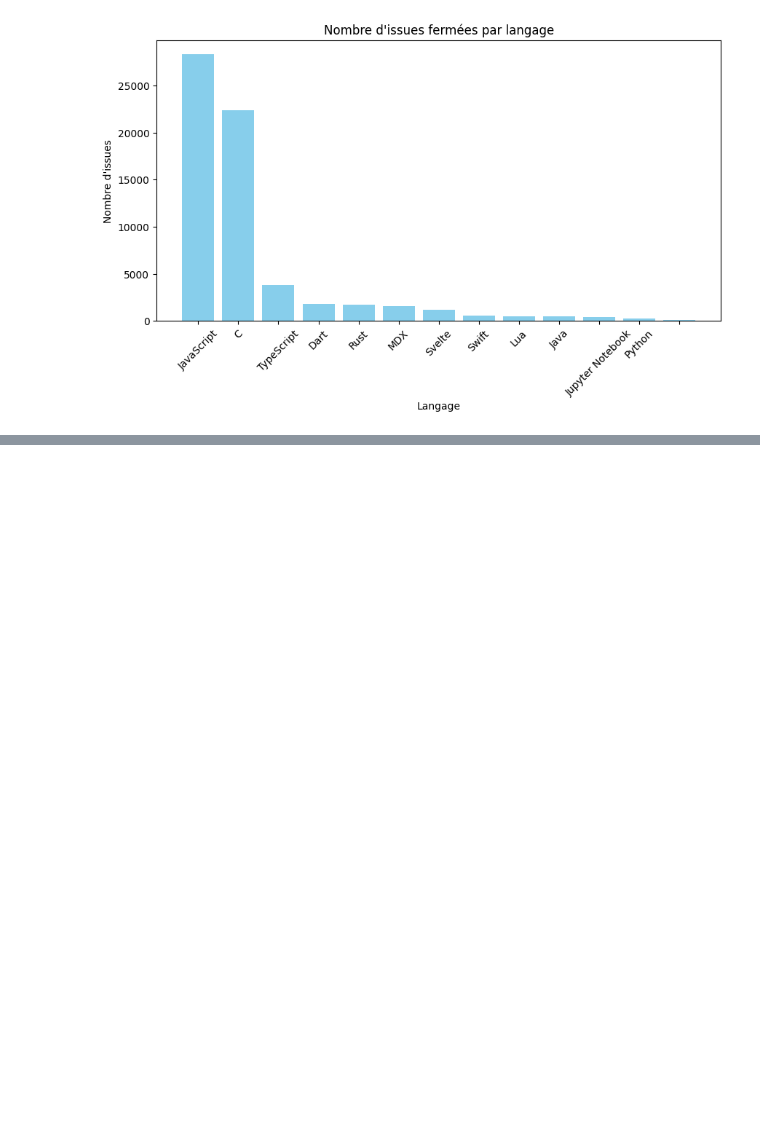
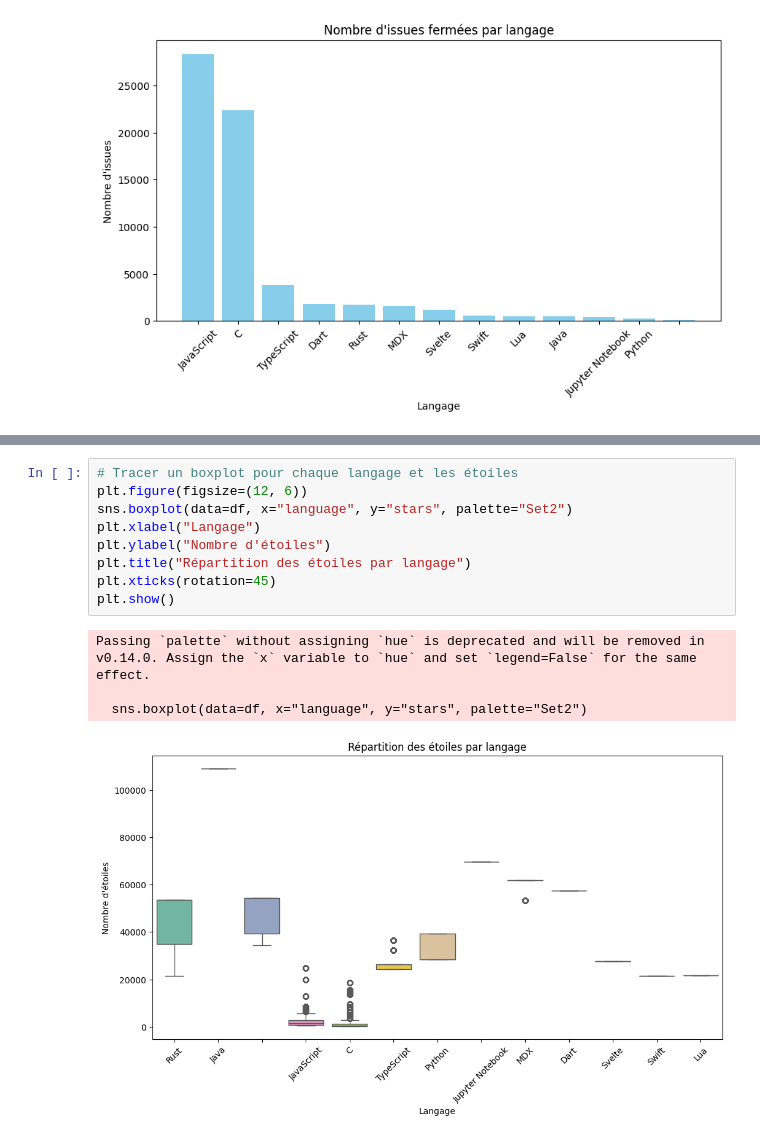
Before and after one commit to TriguiB/Big-Data, a Jupyter notebook: notebooks/data_viz.ipynb, the cells around one changed output, grey strips where cells are left out. Cells and saved outputs as stored; diff of their text form; blank space fills up the shorter version.

```diff
--- a/notebooks/data_viz.ipynb
+++ b/notebooks/data_viz.ipynb
@@ -56,0 +48,14 @@ AttributeError: 'NaTType' object has no attribute 'normalize'
+# %%
+# Tracer un boxplot pour chaque langage et les étoiles
+plt.figure(figsize=(12, 6))
+sns.boxplot(data=df, x="language", y="stars", palette="Set2")
+plt.xlabel("Langage")
+plt.ylabel("Nombre d'étoiles")
+plt.title("Répartition des étoiles par langage")
+plt.xticks(rotation=45)
+plt.show()
+# %% [output]
+Passing `palette` without assigning `hue` is deprecated and will be removed in v0.14.0. Assign the `x` variable to `hue` and set `legend=False` for the same effect.
+
+  sns.boxplot(data=df, x="language", y="stars", palette="Set2")
+[figure, added]
```
Also changed, not shown: parts of 4 cells of this notebook, 3 other files.
